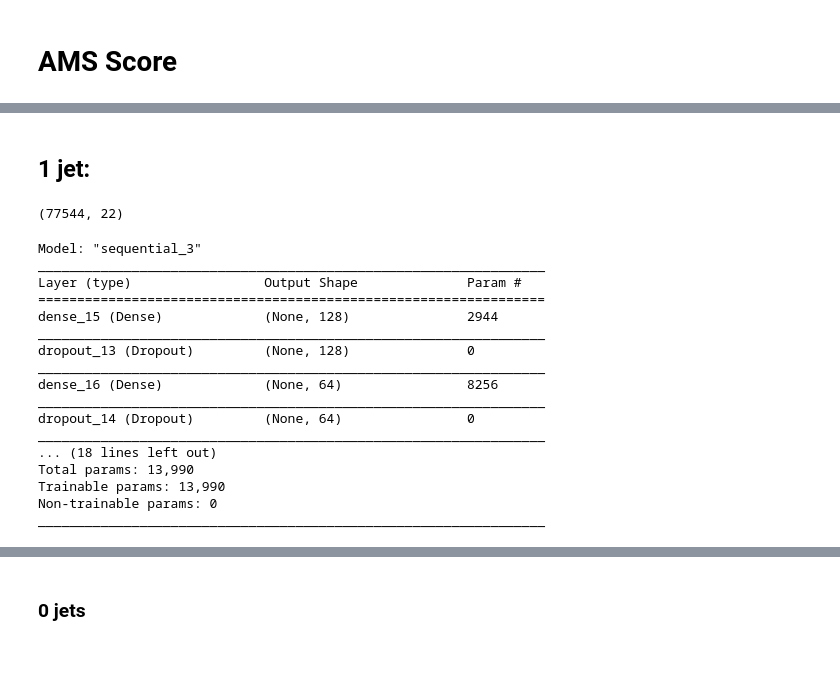
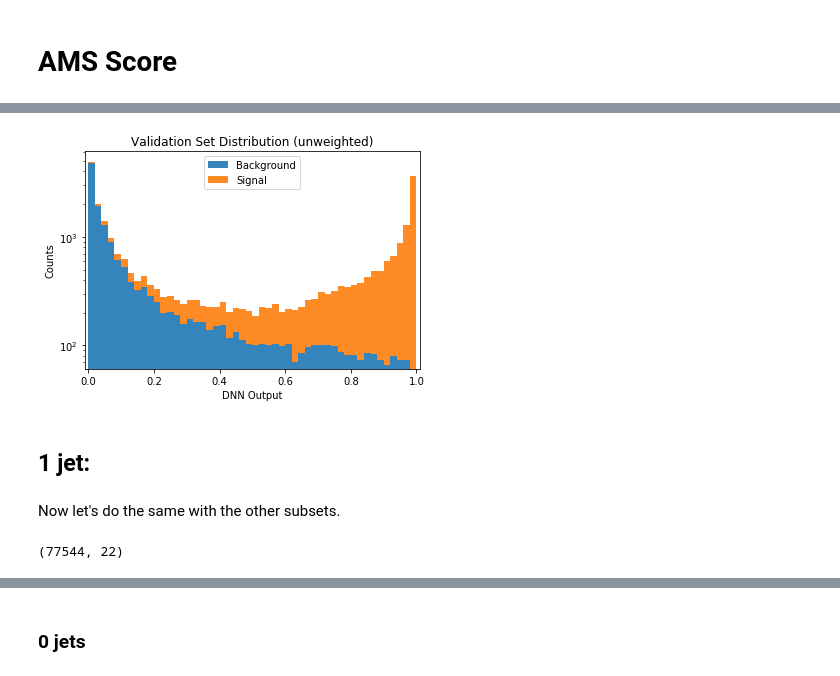
Before and after one commit to JustWhit3/higgs-decay-classification, a Jupyter notebook: Program.ipynb, the cells around one changed output, grey strips where cells are left out. Cells and saved outputs as stored; diff of their text form; code cells hidden in the pictures.

```diff
--- a/Program.ipynb
+++ b/Program.ipynb
@@ -226,2 +234,24 @@ plt.show()
+# %%
+def make_model(layer_sizes, activation, dropout_rate, optimizer, regularization, lambda_reg, input_dimension):
+    '''Creates model comprised of dense layers'''
+
+    model = Sequential()
+
+    if regularization == 'L1':
+        regularizer = l1(lambda_reg)
+    elif regularization == 'L2':
+        regularizer = l2(lambda_reg)
+
+    model.add(Dense(units=layer_sizes[0], activation=activation, kernel_regularizer=regularizer , input_dim= input_dimension))
+
+    for layer_size in layer_sizes[1:]:
+        model.add(Dense(layer_size, activation=activation, kernel_regularizer=regularizer ))
+        model.add(Dropout(dropout_rate))
+    model.add(Dense(2))
+    model.add(Activation('softmax'))
+
+    model.compile(loss='binary_crossentropy', optimizer=optimizer, metrics=['accuracy'])
+
+    return model
 # %% [markdown]
 # AMS Score
@@ -356,0 +380,4 @@ The best AMS Score is 0.69 at a Cut Parameter of 0.88
+# %%
+plot_distributions(y_pred_2jets, y_val_2jets, 50, weighted=False, weights = None)
+# %% [output]
+[figure, added]
@@ -357,5 +386,7 @@ The best AMS Score is 0.69 at a Cut Parameter of 0.88
 # %% [markdown]
 ## 1 jet:
+# %% [markdown]
+Now let's do the same with the other subsets.
 # %%
 standard_1jet = StandardScaler()
 standard_1jet.fit(X_1jet)
@@ -365,40 +396,3 @@ X_val_1jet_standard = standard_1jet.transform(X_val_1jet)
 X_1jet.shape
 # %% [output]
 (77544, 22)
-# %%
-model_3 = Sequential()
-l1_lambda = 0.0001
-dropout=0.2
-model_3.add(Dense(units=128, activation='relu', kernel_regularizer=l1(l1_lambda), input_dim=22))
-model_3.add(Dropout(dropout))
-model_3.add(Dense(units=64, activation='relu', kernel_regularizer=l1(l1_lambda)))
-model_3.add(Dropout(dropout))
-model_3.add(Dense(units=32, activation='relu', kernel_regularizer=l1(l1_lambda)))
-model_3.add(Dropout(dropout))
-model_3.add(Dense(units=16, activation='relu', kernel_regularizer=l1(l1_lambda)))
-model_3.add(Dropout(dropout))
-model_3.add(Dense(units=8, activation='relu', kernel_regularizer=l1(l1_lambda)))
-model_3.add(Dropout(dropout))
-model_3.add(Dense(units=4, activation='relu', kernel_regularizer=l1(l1_lambda)))
-model_3.add(Dropout(dropout))
-model_3.add(Dense(units=2, activation='softmax'))
-
-model_3.summary()
-# %% [output]
-Model: "sequential_3"
-_________________________________________________________________
-Layer (type)                 Output Shape              Param #
-=================================================================
-dense_15 (Dense)             (None, 128)               2944
-_________________________________________________________________
-dropout_13 (Dropout)         (None, 128)               0
-_________________________________________________________________
-dense_16 (Dense)             (None, 64)                8256
-_________________________________________________________________
-dropout_14 (Dropout)         (None, 64)                0
-_________________________________________________________________
-... (18 lines left out)
-Total params: 13,990
-Trainable params: 13,990
-Non-trainable params: 0
-_________________________________________________________________
```
Also changed, not shown: parts of 80 cells of this notebook.
